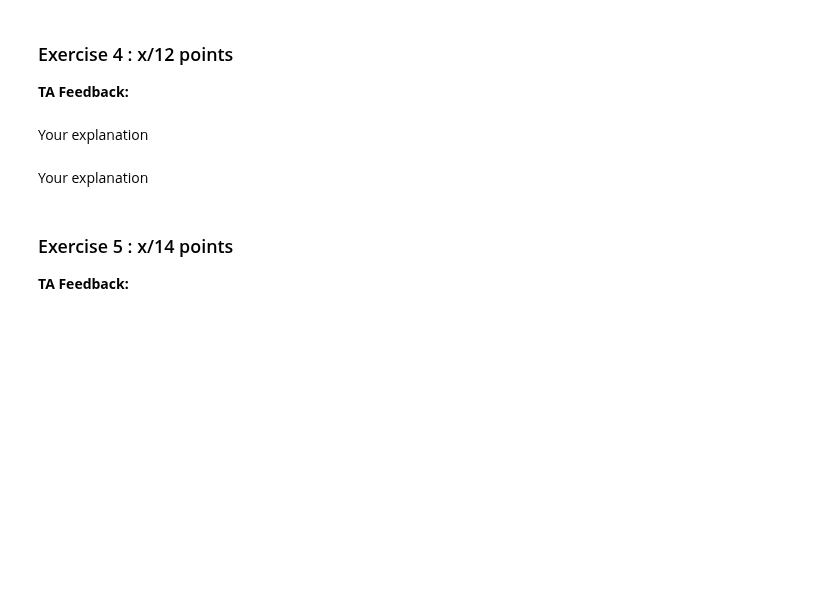
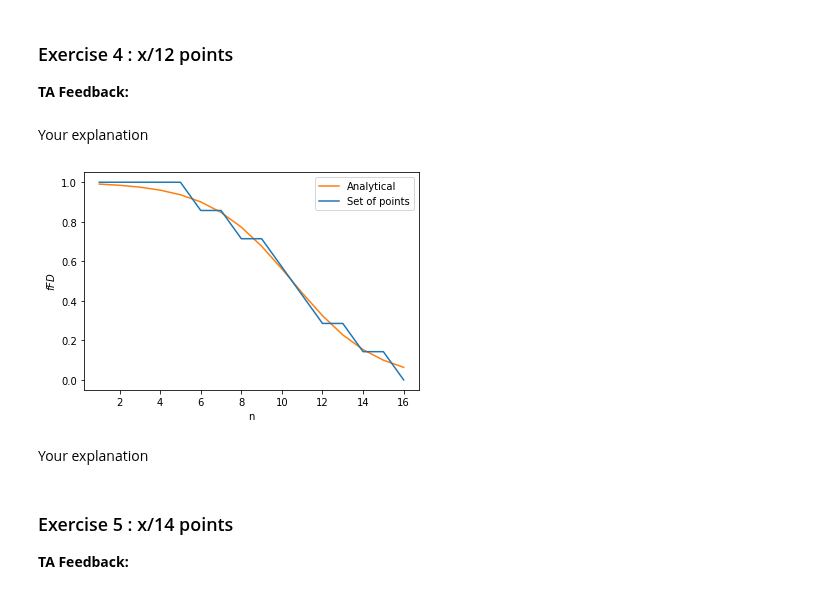
Before and after one commit to tmtenbrink/statfys, a Jupyter notebook: sf4.ipynb, the cells around one changed output. Cells and saved outputs as stored; diff of their text form; code cells hidden in the pictures; blank space fills up the shorter version.

```diff
--- a/sf4.ipynb
+++ b/sf4.ipynb
@@ -83,3 +78,39 @@ from scipy import optimize
+# %%
+import numpy as np
+import matplotlib.pyplot as plt
+
+# Use the following function:
+from scipy import optimize
+
+# Use the following start position p0 = [1,7] , where 1 denotes the initial value of beta, and 7 that of mu.
+p0 = [1,7]
+
+#Constants used
+k_b = 1.38064852e-23
+
+def fermi_dirac(x, a, b):
+    return 1/(np.exp(a * (x - b)) + 1)
+
+def analyze_fermi_dirac(x_arr, y_arr, p0=None):
+    if p0:
+        params, params_covariance = optimize.curve_fit(fermi_dirac, x_arr, y_arr, p0, bounds=([0, -np.inf], [np.inf, np.inf]))
+    else:
+        params, params_covariance = optimize.curve_fit(fermi_dirac, x_arr, y_arr, bounds=([0, -np.inf], [np.inf, np.inf]))
+    beta = params[0]
+    mu = params[1]
+    return beta, mu
+
+beta, mu = analyze_fermi_dirac(x_arr, y_arr, p0)
+
+x = np.arange(1, 17)
+plt.errorbar(x_arr, y_arr, label='Set of points')
+plt.plot(x, fermi_dirac(x, beta, mu), label='Analytical')
+plt.xlabel('n')
+plt.ylabel('$f{FD}$')
+plt.legend()
+plt.show()
+# %% [output]
+[figure, added]
 # %% [markdown]
 Your explanation
 # %% [markdown]
```
Also changed, not shown: parts of 4 cells of this notebook.
